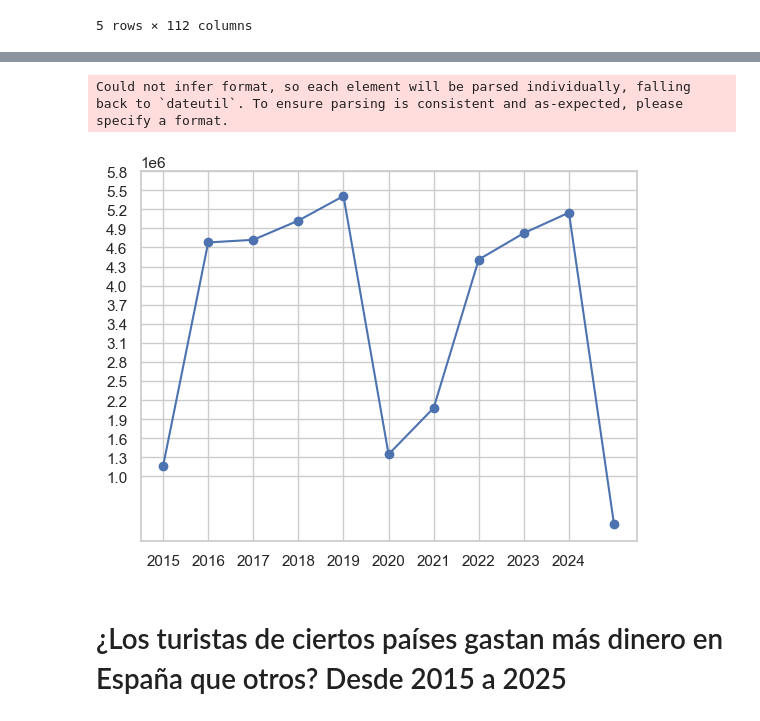
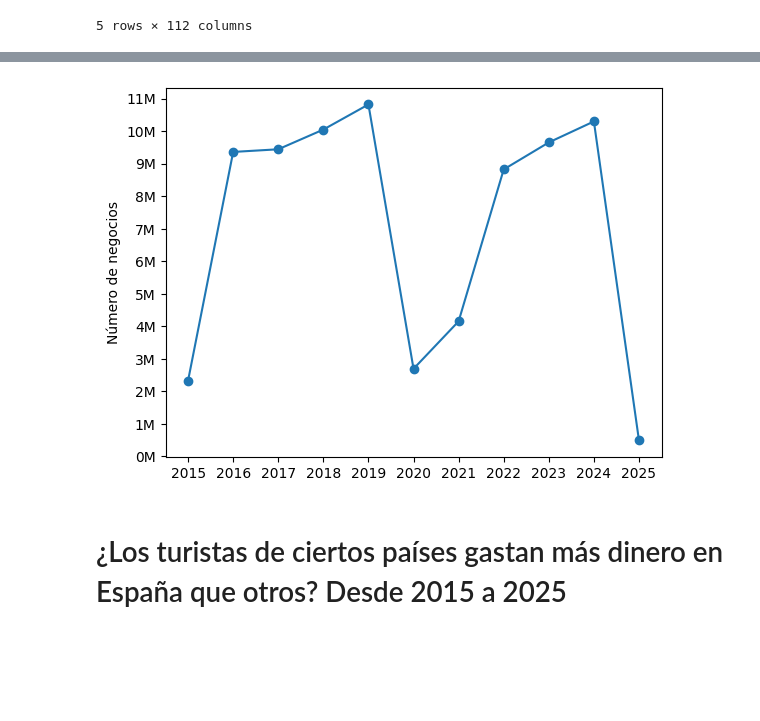
Before and after one commit to Cristianvas198/EDA_Turismo, a Jupyter notebook: src/memoria.ipynb, the cells around one changed output, grey strips where cells are left out. Cells and saved outputs as stored; diff of their text form; code cells hidden in the pictures; blank space fills up the shorter version.

```diff
--- a/src/memoria.ipynb
+++ b/src/memoria.ipynb
@@ -486,13 +544,16 @@ motivo_viaje.head(5)
 # %%
 negocios.index = pd.to_datetime(negocios.index, errors='coerce')
 negocios = negocios.groupby(negocios.index.year).sum()
-plt.plot(negocios.index, negocios["Total Negocios"], data=negocios, linestyle='-', marker='o')
-plt.xticks(np.arange(2015,2025,1))
-plt.yticks(np.arange(1000000,6000000,300000))
+plt.plot(negocios.index, negocios["Total Negocios"], linestyle='-', marker='o')
+plt.xticks(range(2015, 2026, 1))  # Para mostrar los años de 2015 a 2025
+plt.yticks(range(0, 6000000, 500000))  # Configurar los ticks en el eje Y
+plt.ylabel("Número de negocios")
+def format_millions(x, p):
+    return f'{int(x/500000)}M'
+plt.gca().yaxis.set_major_formatter(plt.FuncFormatter(format_millions))
 plt.show()
 # %% [output]
-Could not infer format, so each element will be parsed individually, falling back to `dateutil`. To ensure parsing is consistent and as-expected, please specify a format.
-[figure, old version]
+[figure, new version]
 # %% [markdown]
 # ¿Los turistas de ciertos países gastan más dinero en España que otros? Desde 2015 a 2025
 # %%
```
Also changed, not shown: parts of 13 cells of this notebook, 5 other files.
